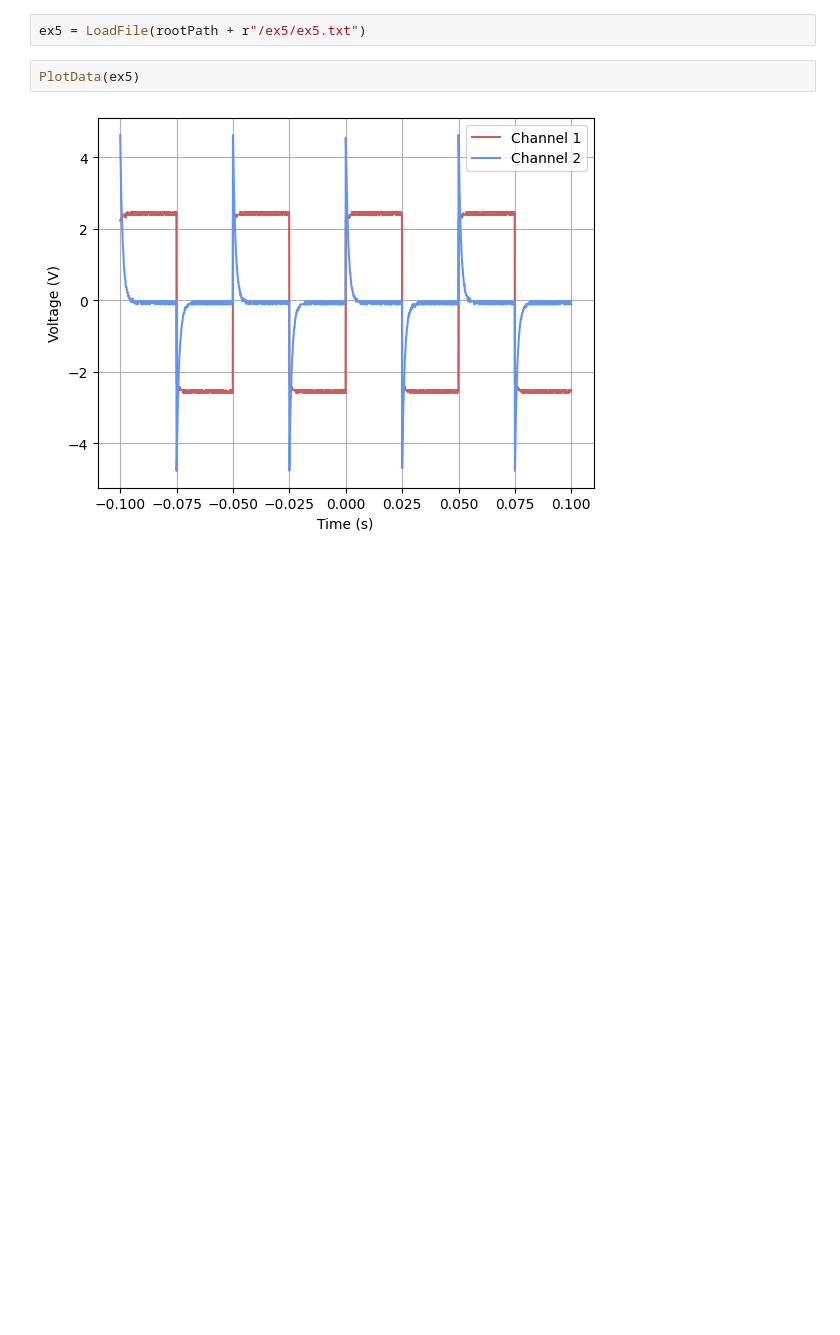
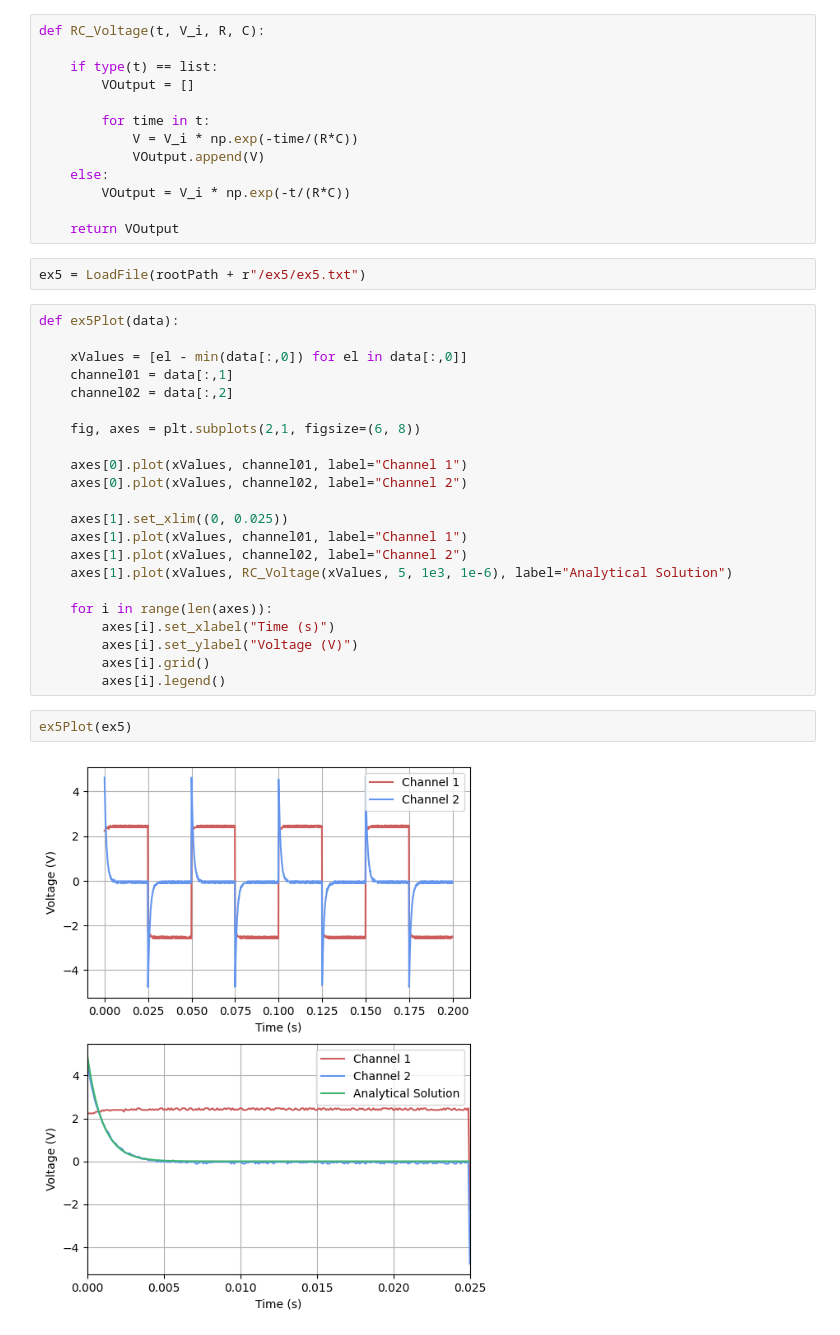
Before and after one commit to daraghhollman/UCD_PASS_Labs, a Jupyter notebook: Electronics/Python/electronics.ipynb, the cells around one changed output. Cells and saved outputs as stored; diff of their text form; blank space fills up the shorter version.

```diff
--- a/Electronics/Python/electronics.ipynb
+++ b/Electronics/Python/electronics.ipynb
@@ -29,8 +15,43 @@ def PlotData(data):
 # %% [markdown]
 # Exercise 5
+# %%
+def RC_Voltage(t, V_i, R, C):
+
+    if type(t) == list:
+        VOutput = []
+
+        for time in t:
+            V = V_i * np.exp(-time/(R*C))
+            VOutput.append(V)
+    else:
+        VOutput = V_i * np.exp(-t/(R*C))
+
+    return VOutput
 # %%
 ex5 = LoadFile(rootPath + r"/ex5/ex5.txt")
+# %%
+def ex5Plot(data):
+
+    xValues = [el - min(data[:,0]) for el in data[:,0]]
+    channel01 = data[:,1]
+    channel02 = data[:,2]
+
+    fig, axes = plt.subplots(2,1, figsize=(6, 8))
+
+    axes[0].plot(xValues, channel01, label="Channel 1")
+    axes[0].plot(xValues, channel02, label="Channel 2")
+
+    axes[1].set_xlim((0, 0.025))
+    axes[1].plot(xValues, channel01, label="Channel 1")
+    axes[1].plot(xValues, channel02, label="Channel 2")
+    axes[1].plot(xValues, RC_Voltage(xValues, 5, 1e3, 1e-6), label="Analytical Solution")
+
+    for i in range(len(axes)):
+        axes[i].set_xlabel("Time (s)")
+        axes[i].set_ylabel("Voltage (V)")
+        axes[i].grid()
+        axes[i].legend()
 # %%
-PlotData(ex5)
+ex5Plot(ex5)
 # %% [output]
-[figure, old version]
+[figure, new version]
```
Also changed, not shown: parts of 9 cells of this notebook, 46 other files.
